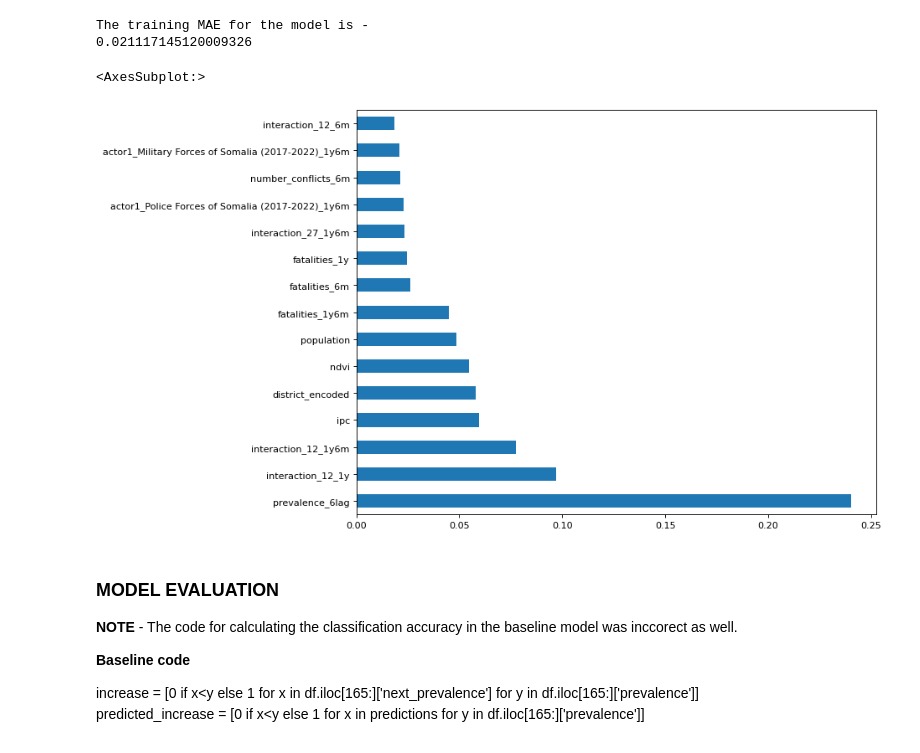
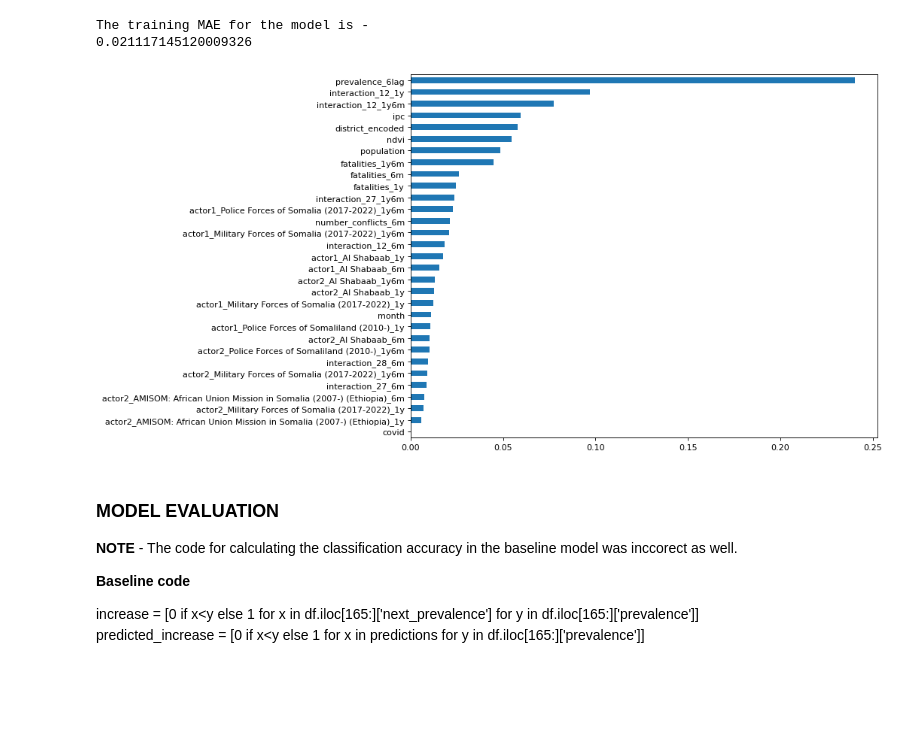
Before and after one commit to abroniewski/Child-Wasting-Prediction, a Jupyter notebook: notebooks/baseline_model_acled.ipynb, the cells around one changed output. Saved outputs shown, nothing was run; the diff lists cells and outputs as text; code cells hidden in the pictures; blank space fills up the shorter version.

```diff
--- a/notebooks/baseline_model_acled.ipynb
+++ b/notebooks/baseline_model_acled.ipynb
@@ -394,17 +394,17 @@ The training MAE for the model is -
 # %%
 # calculate feature importance
 feat_importances = pd.Series(reg.feature_importances_, index= Xtrain.columns)
 feat_importances_df = pd.DataFrame({'features':feat_importances.index, 'entropy_score':feat_importances.values}).sort_values(by=['entropy_score'],ascending=False)
 # save important features
 filename = acled_result_savepath+implementation+'_model_featureimportance.csv'
 feat_importances_df.to_csv(filename,index=False)
 
 # to plot the feature importance
 plt.figure(num=None, figsize=(10,8), dpi=80, facecolor='w', edgecolor='k')
-feat_importances.nlargest(15).plot(kind='barh')
+feat_importances.sort_values().plot(kind='barh')
+plt.savefig('foo.png')
 # %% [output]
-<AxesSubplot:>
-[figure, old version]
+[figure, new version]
 # %% [markdown]
 ### MODEL EVALUATION
 
```
Also changed, not shown: 5 other files.
